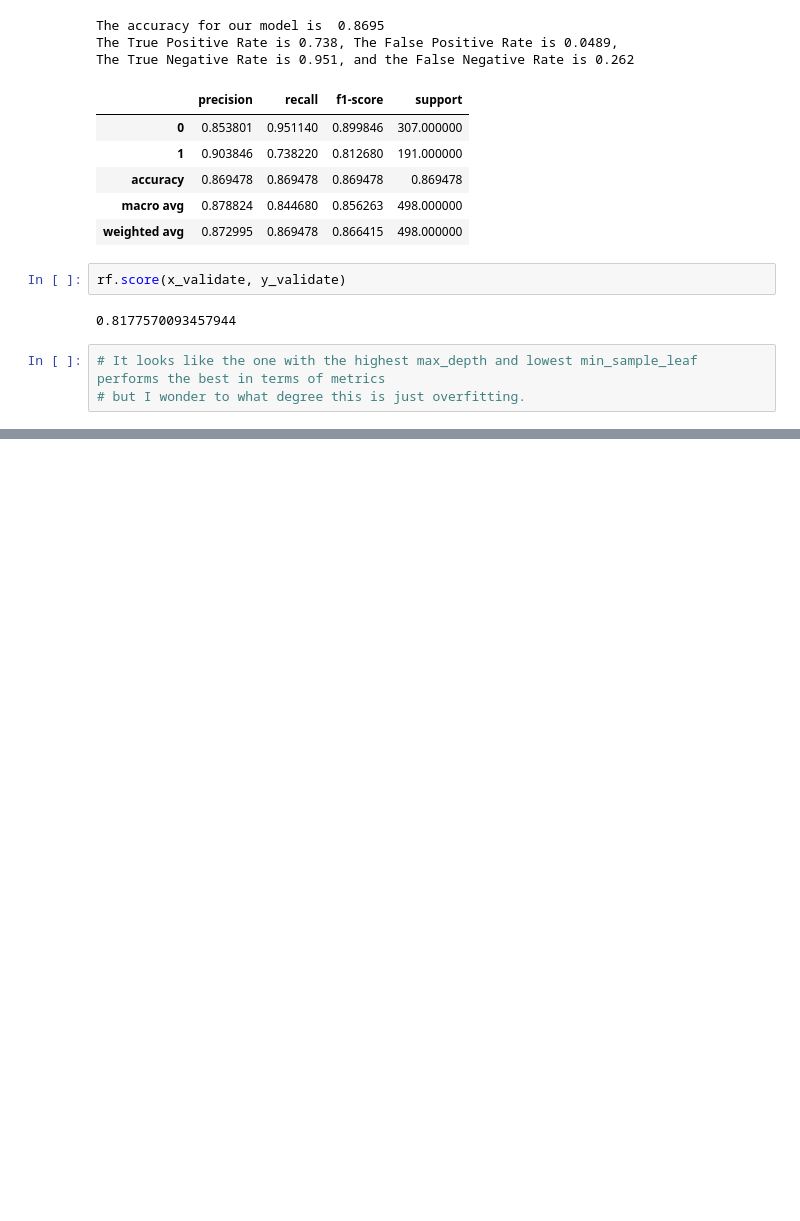
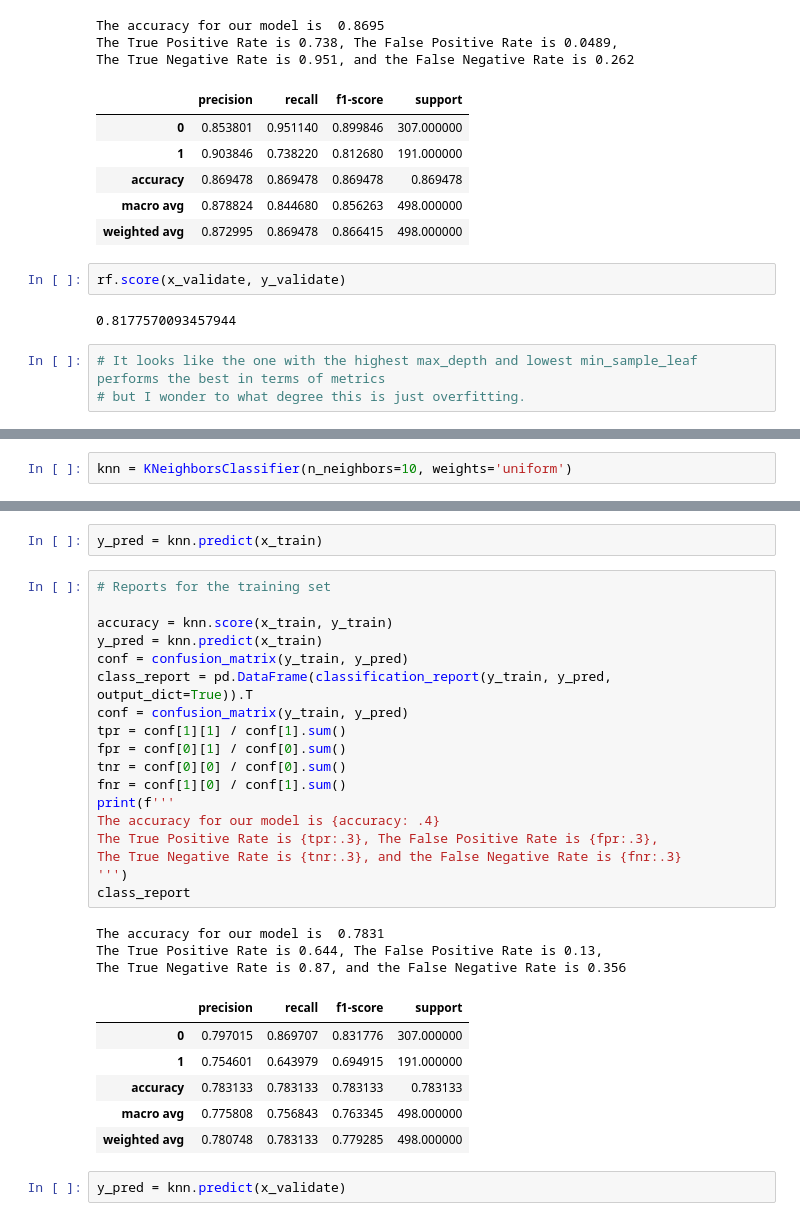
Before and after one commit to watermanbrandyn/classification-exercises, a Jupyter notebook: model.ipynb, the cells around one changed output, grey strips where cells are left out. Drawn from its saved outputs; the diff is of its cells as text; blank space fills up the shorter version.

```diff
--- a/model.ipynb
+++ b/model.ipynb
@@ -679,0 +825,2 @@ rf.score(x_validate, y_validate)
+# %%
+knn = KNeighborsClassifier(n_neighbors=10, weights='uniform')
@@ -679,0 +831,32 @@ rf.score(x_validate, y_validate)
+# %%
+y_pred = knn.predict(x_train)
+# %%
+# Reports for the training set
+
+accuracy = knn.score(x_train, y_train)
+y_pred = knn.predict(x_train)
+conf = confusion_matrix(y_train, y_pred)
+class_report = pd.DataFrame(classification_report(y_train, y_pred, output_dict=True)).T
+conf = confusion_matrix(y_train, y_pred)
+tpr = conf[1][1] / conf[1].sum()
+fpr = conf[0][1] / conf[0].sum()
+tnr = conf[0][0] / conf[0].sum()
+fnr = conf[1][0] / conf[1].sum()
+print(f'''
+The accuracy for our model is {accuracy: .4}
+The True Positive Rate is {tpr:.3}, The False Positive Rate is {fpr:.3},
+The True Negative Rate is {tnr:.3}, and the False Negative Rate is {fnr:.3}
+''')
+class_report
+# %% [output]
+The accuracy for our model is  0.7831
+The True Positive Rate is 0.644, The False Positive Rate is 0.13,
+The True Negative Rate is 0.87, and the False Negative Rate is 0.356
+|  | precision | recall | f1-score | support |
+| 0 | 0.797015 | 0.869707 | 0.831776 | 307.000000 |
+| 1 | 0.754601 | 0.643979 | 0.694915 | 191.000000 |
+| accuracy | 0.783133 | 0.783133 | 0.783133 | 0.783133 |
+| macro avg | 0.775808 | 0.756843 | 0.763345 | 498.000000 |
+| weighted avg | 0.780748 | 0.783133 | 0.779285 | 498.000000 |
+# %%
+y_pred = knn.predict(x_validate)
```
Also changed, not shown: parts of 35 cells of this notebook.
